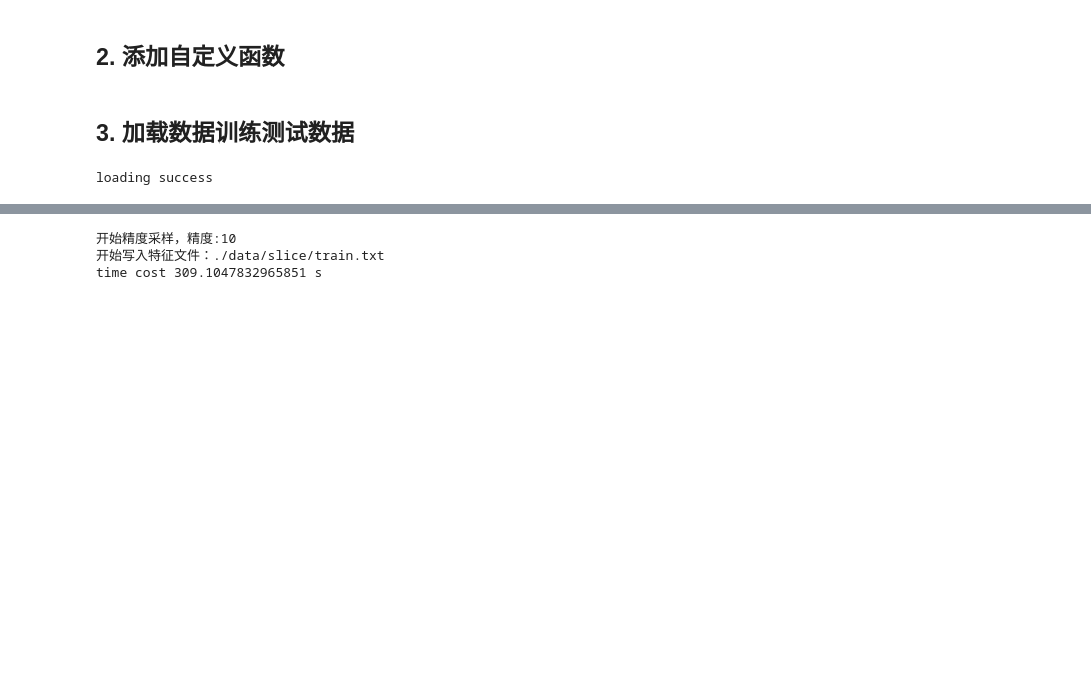
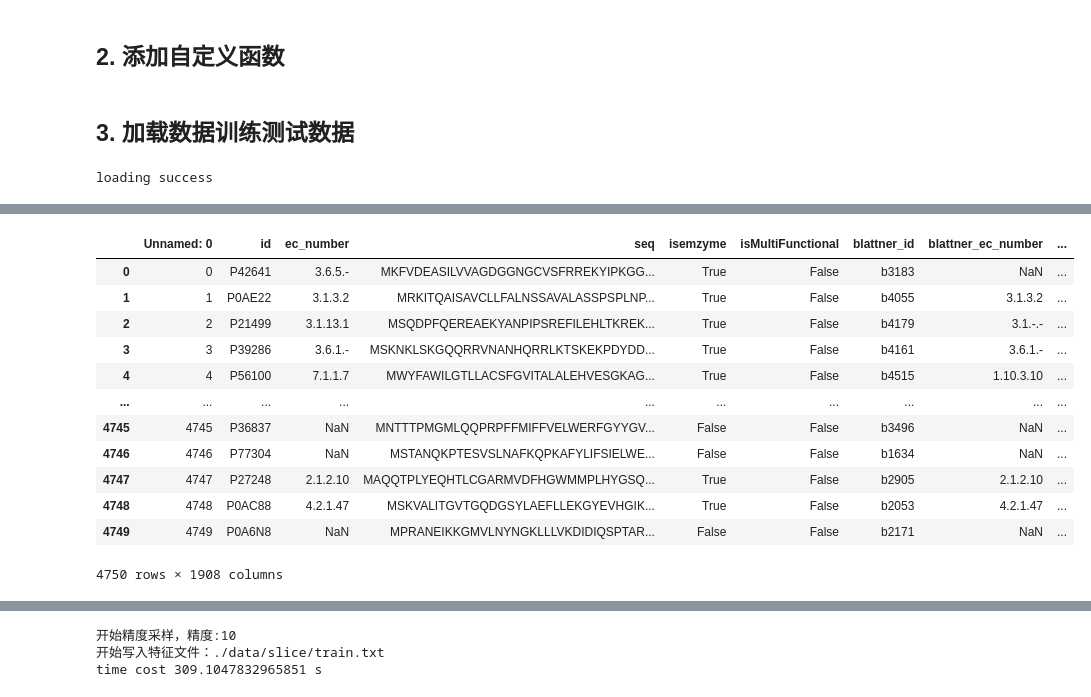
Before and after one commit to kingstdio/BioUniprot, a Jupyter notebook: tasks/task3/task3_slice.ipynb, the cells around one changed output, grey strips where cells are left out. Drawn from its saved outputs; the diff is of its cells as text; code cells hidden in the pictures; blank space fills up the shorter version.

```diff
--- a/tasks/task3/task3_slice.ipynb
+++ b/tasks/task3/task3_slice.ipynb
@@ -119,3 +125,6 @@ test.reset_index(inplace=True)
 print('loading success')
 # %% [output]
 loading success
+# %%
+# 1515 数据
+sprot1515 = pd.read_csv('./data/ecoli1515/1515testset_with_unirep.tsv',  sep='\t')
@@ -121,0 +163,16 @@ loading success
+# %%
+sprot1515
+# %% [output]
+|  | Unnamed: 0 | id | ec_number | seq | isemzyme | isMultiFunctional | blattner_id | blattner_ec_number | ... |
+| 0 | 0 | P42641 | 3.6.5.- | MKFVDEASILVVAGDGGNGCVSFRREKYIPKGG... | True | False | b3183 | NaN | ... |
+| 1 | 1 | P0AE22 | 3.1.3.2 | MRKITQAISAVCLLFALNSSAVALASSPSPLNP... | True | False | b4055 | 3.1.3.2 | ... |
+| 2 | 2 | P21499 | 3.1.13.1 | MSQDPFQEREAEKYANPIPSREFILEHLTKREK... | True | False | b4179 | 3.1.-.- | ... |
+| 3 | 3 | P39286 | 3.6.1.- | MSKNKLSKGQQRRVNANHQRRLKTSKEKPDYDD... | True | False | b4161 | 3.6.1.- | ... |
+| 4 | 4 | P56100 | 7.1.1.7 | MWYFAWILGTLLACSFGVITALALEHVESGKAG... | True | False | b4515 | 1.10.3.10 | ... |
+| ... | ... | ... | ... | ... | ... | ... | ... | ... | ... |
+| 4745 | 4745 | P36837 | NaN | MNTTTPMGMLQQPRPFFMIFFVELWERFGYYGV... | False | False | b3496 | NaN | ... |
+| 4746 | 4746 | P77304 | NaN | MSTANQKPTESVSLNAFKQPKAFYLIFSIELWE... | False | False | b1634 | NaN | ... |
+| 4747 | 4747 | P27248 | 2.1.2.10 | MAQQTPLYEQHTLCGARMVDFHGWMMPLHYGSQ... | True | False | b2905 | 2.1.2.10 | ... |
+| 4748 | 4748 | P0AC88 | 4.2.1.47 | MSKVALITGVTGQDGSYLAEFLLEKGYEVHGIK... | True | False | b2053 | 4.2.1.47 | ... |
+| 4749 | 4749 | P0A6N8 | NaN | MPRANEIKKGMVLNYNGKLLLVKDIDIQSPTAR... | False | False | b2171 | NaN | ... |
+4750 rows × 1908 columns
```
Also changed, not shown: parts of 15 cells of this notebook, 9 other files.
